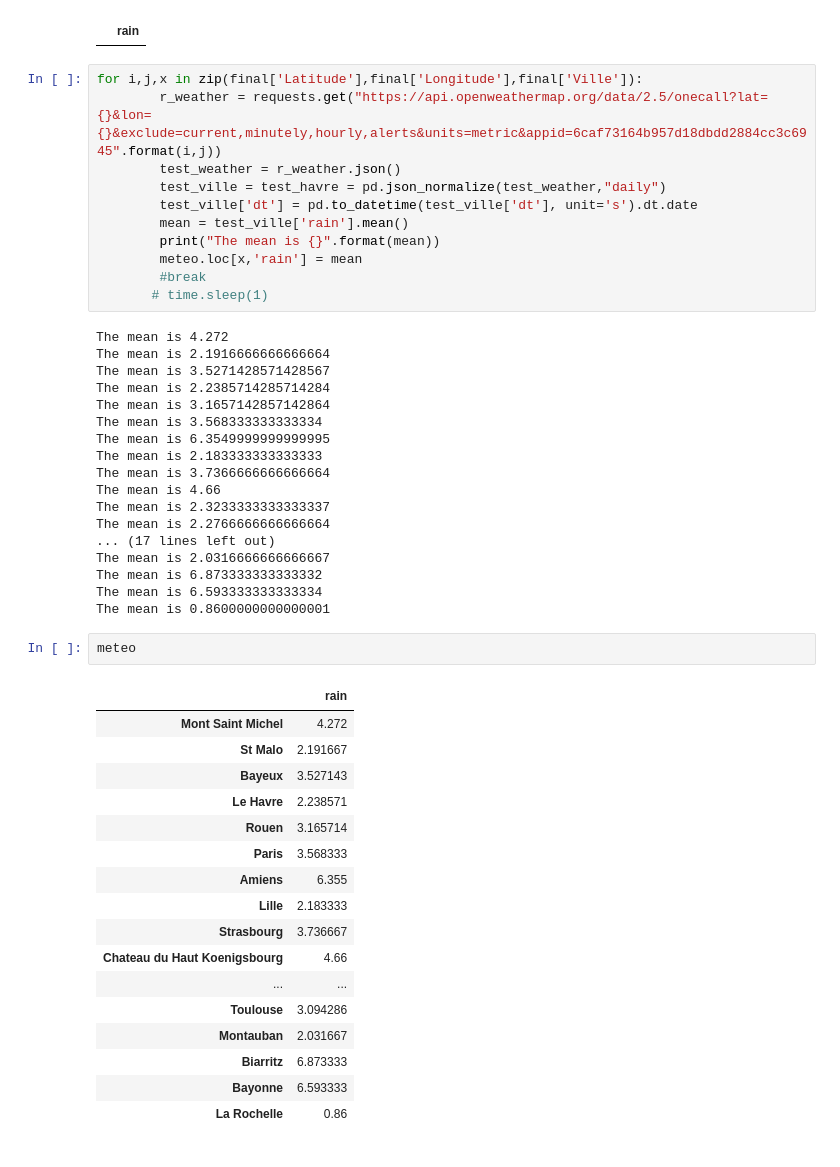
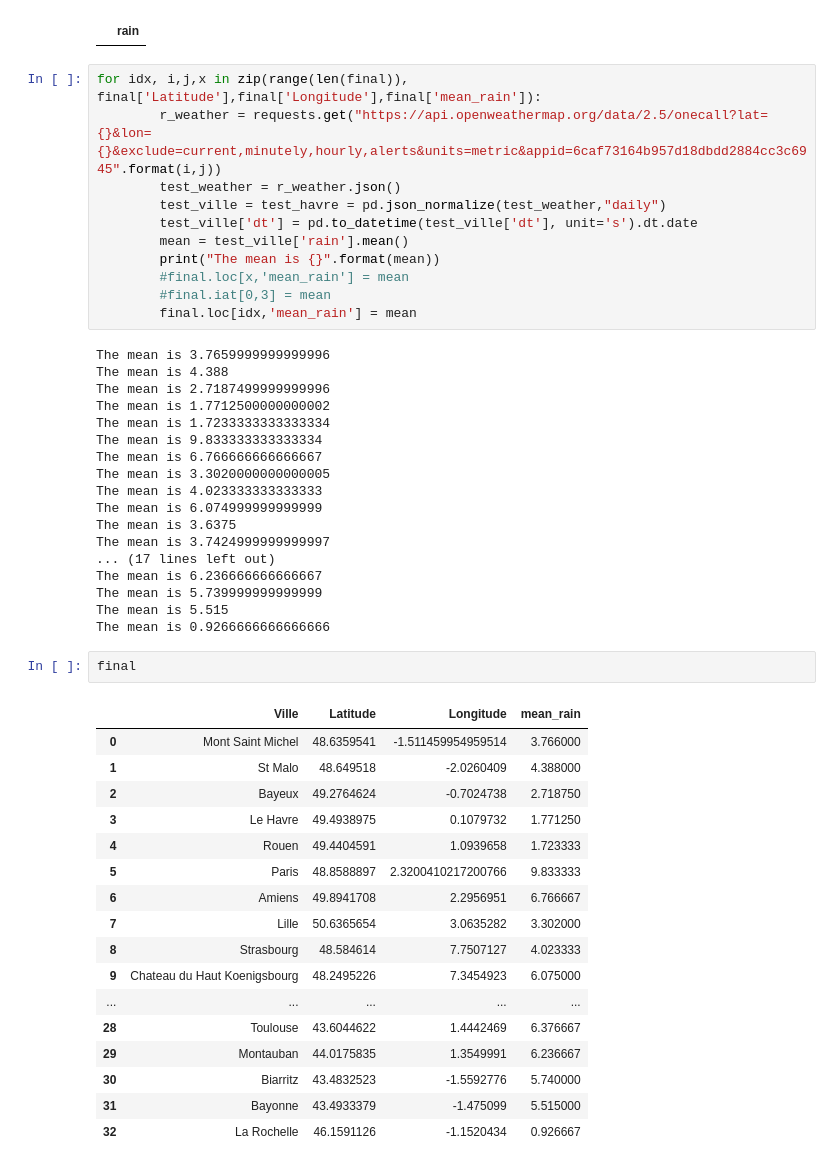
Before and after one commit to cgbezo/projet_02_kayak, a Jupyter notebook: projet_02_kayak.ipynb, the cells around one changed output. Saved outputs shown, nothing was run; the diff lists cells and outputs as text.

```diff
--- a/projet_02_kayak.ipynb
+++ b/projet_02_kayak.ipynb
@@ -245,54 +246,54 @@ meteo.head()
 # %% [output]
 |  | rain |
 # %%
-for i,j,x in zip(final['Latitude'],final['Longitude'],final['Ville']):
+for idx, i,j,x in zip(range(len(final)), final['Latitude'],final['Longitude'],final['mean_rain']):
         r_weather = requests.get("https://api.openweathermap.org/data/2.5/onecall?lat={}&lon={}&exclude=current,minutely,hourly,alerts&units=metric&appid=6caf73164b957d18dbdd2884cc3c6945".format(i,j))
         test_weather = r_weather.json()
         test_ville = test_havre = pd.json_normalize(test_weather,"daily")
         test_ville['dt'] = pd.to_datetime(test_ville['dt'], unit='s').dt.date
         mean = test_ville['rain'].mean()
         print("The mean is {}".format(mean))
-        meteo.loc[x,'rain'] = mean
-        #break
-       # time.sleep(1)
+        #final.loc[x,'mean_rain'] = mean
+        #final.iat[0,3] = mean
+        final.loc[idx,'mean_rain'] = mean
 # %% [output]
-The mean is 4.272
-The mean is 2.1916666666666664
-The mean is 3.5271428571428567
-The mean is 2.2385714285714284
-The mean is 3.1657142857142864
-The mean is 3.568333333333334
-The mean is 6.3549999999999995
-The mean is 2.183333333333333
-The mean is 3.7366666666666664
-The mean is 4.66
-The mean is 2.3233333333333337
-The mean is 2.2766666666666664
+The mean is 3.7659999999999996
+The mean is 4.388
+The mean is 2.7187499999999996
+The mean is 1.7712500000000002
+The mean is 1.7233333333333334
+The mean is 9.833333333333334
+The mean is 6.766666666666667
+The mean is 3.3020000000000005
+The mean is 4.023333333333333
+The mean is 6.074999999999999
+The mean is 3.6375
+The mean is 3.7424999999999997
 ... (17 lines left out)
-The mean is 2.0316666666666667
-The mean is 6.873333333333332
-The mean is 6.593333333333334
-The mean is 0.8600000000000001
+The mean is 6.236666666666667
+The mean is 5.739999999999999
+The mean is 5.515
+The mean is 0.9266666666666666
-# %%
-meteo
-# %% [output]
-|  | rain |
-| Mont Saint Michel | 4.272 |
-| St Malo | 2.191667 |
-| Bayeux | 3.527143 |
-| Le Havre | 2.238571 |
-| Rouen | 3.165714 |
-| Paris | 3.568333 |
-| Amiens | 6.355 |
-| Lille | 2.183333 |
-| Strasbourg | 3.736667 |
-| Chateau du Haut Koenigsbourg | 4.66 |
-| ... | ... |
-| Toulouse | 3.094286 |
-| Montauban | 2.031667 |
-| Biarritz | 6.873333 |
-| Bayonne | 6.593333 |
-| La Rochelle | 0.86 |
+# %%
+final
+# %% [output]
+|  | Ville | Latitude | Longitude | mean_rain |
+| 0 | Mont Saint Michel | 48.6359541 | -1.511459954959514 | 3.766000 |
+| 1 | St Malo | 48.649518 | -2.0260409 | 4.388000 |
+| 2 | Bayeux | 49.2764624 | -0.7024738 | 2.718750 |
+| 3 | Le Havre | 49.4938975 | 0.1079732 | 1.771250 |
+| 4 | Rouen | 49.4404591 | 1.0939658 | 1.723333 |
+| 5 | Paris | 48.8588897 | 2.3200410217200766 | 9.833333 |
+| 6 | Amiens | 49.8941708 | 2.2956951 | 6.766667 |
+| 7 | Lille | 50.6365654 | 3.0635282 | 3.302000 |
+| 8 | Strasbourg | 48.584614 | 7.7507127 | 4.023333 |
+| 9 | Chateau du Haut Koenigsbourg | 48.2495226 | 7.3454923 | 6.075000 |
+| ... | ... | ... | ... | ... |
+| 28 | Toulouse | 43.6044622 | 1.4442469 | 6.376667 |
+| 29 | Montauban | 44.0175835 | 1.3549991 | 6.236667 |
+| 30 | Biarritz | 43.4832523 | -1.5592776 | 5.740000 |
+| 31 | Bayonne | 43.4933379 | -1.475099 | 5.515000 |
+| 32 | La Rochelle | 46.1591126 | -1.1520434 | 0.926667 |
 # %%
 #Best towns in terms of rain
 
```
Also changed, not shown: parts of 7 cells of this notebook.
